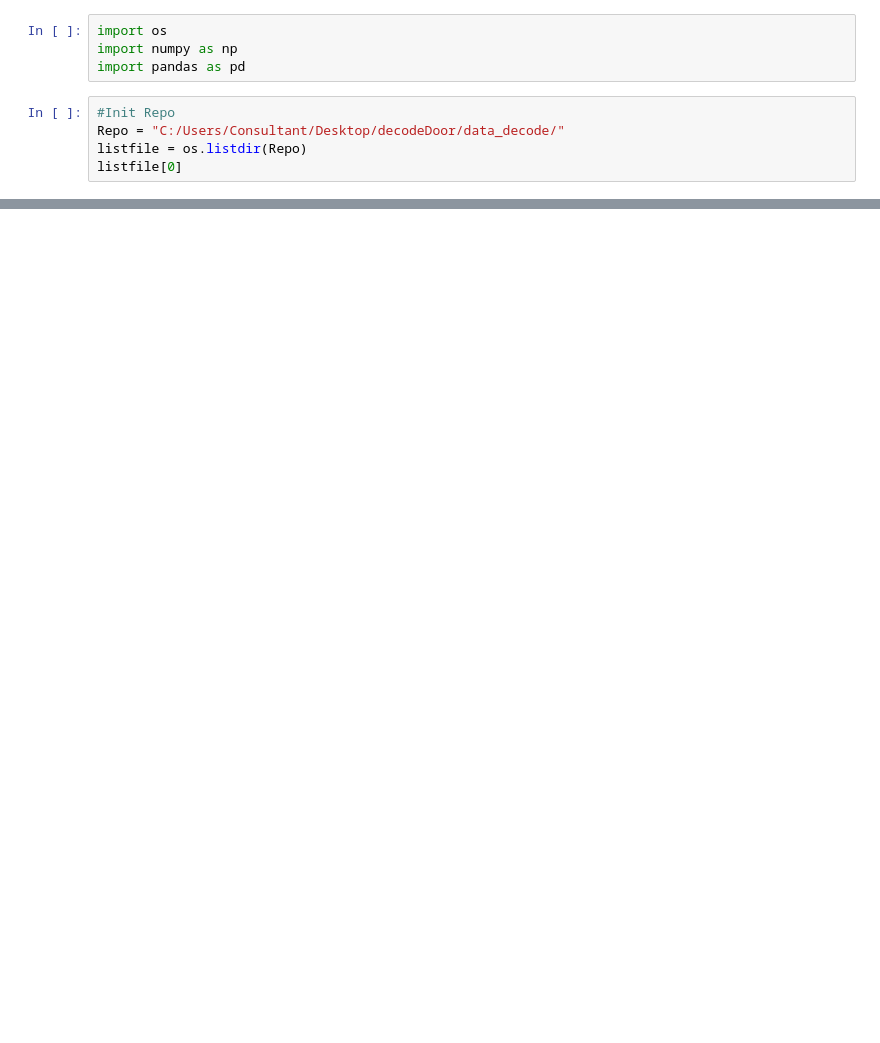
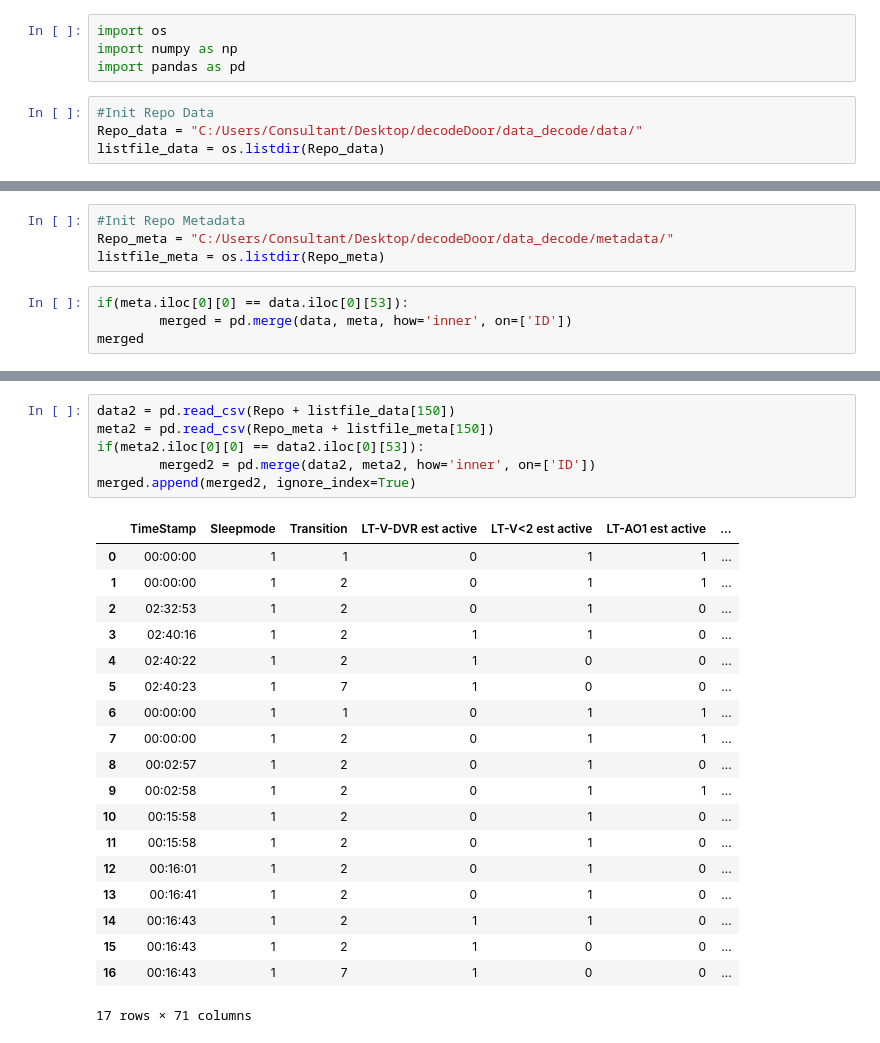
Before and after one commit to ikos-consulting/decodeDoor, a Jupyter notebook: Door_Analysis.ipynb, the cells around one changed output, grey strips where cells are left out. Drawn from its saved outputs; the diff is of its cells as text; blank space fills up the shorter version.

Commit message:
Added Metadata Table

```diff
--- a/Door_Analysis.ipynb
+++ b/Door_Analysis.ipynb
@@ -3,7 +3,6 @@ import os
 import numpy as np
 import pandas as pd
 # %%
-#Init Repo
-Repo = "C:/Users/Consultant/Desktop/decodeDoor/data_decode/"
-listfile = os.listdir(Repo)
-listfile[0]
+#Init Repo Data
+Repo_data = "C:/Users/Consultant/Desktop/decodeDoor/data_decode/data/"
+listfile_data = os.listdir(Repo_data)
@@ -22,0 +9,8 @@ pd.read_csv(Repo + listfile[1])
+# %%
+#Init Repo Metadata
+Repo_meta = "C:/Users/Consultant/Desktop/decodeDoor/data_decode/metadata/"
+listfile_meta = os.listdir(Repo_meta)
+# %%
+if(meta.iloc[0][0] == data.iloc[0][53]):
+        merged = pd.merge(data, meta, how='inner', on=['ID'])
+merged
@@ -22,0 +26,26 @@ pd.read_csv(Repo + listfile[1])
+# %%
+data2 = pd.read_csv(Repo + listfile_data[150])
+meta2 = pd.read_csv(Repo_meta + listfile_meta[150])
+if(meta2.iloc[0][0] == data2.iloc[0][53]):
+        merged2 = pd.merge(data2, meta2, how='inner', on=['ID'])
+merged.append(merged2, ignore_index=True)
+# %% [output]
+|  | TimeStamp | Sleepmode | Transition | LT-V-DVR est active | LT-V<2 est active | LT-AO1 est active | ... |
+| 0 | 00:00:00 | 1 | 1 | 0 | 1 | 1 | ... |
+| 1 | 00:00:00 | 1 | 2 | 0 | 1 | 1 | ... |
+| 2 | 02:32:53 | 1 | 2 | 0 | 1 | 0 | ... |
+| 3 | 02:40:16 | 1 | 2 | 1 | 1 | 0 | ... |
+| 4 | 02:40:22 | 1 | 2 | 1 | 0 | 0 | ... |
+| 5 | 02:40:23 | 1 | 7 | 1 | 0 | 0 | ... |
+| 6 | 00:00:00 | 1 | 1 | 0 | 1 | 1 | ... |
+| 7 | 00:00:00 | 1 | 2 | 0 | 1 | 1 | ... |
+| 8 | 00:02:57 | 1 | 2 | 0 | 1 | 0 | ... |
+| 9 | 00:02:58 | 1 | 2 | 0 | 1 | 1 | ... |
+| 10 | 00:15:58 | 1 | 2 | 0 | 1 | 0 | ... |
+| 11 | 00:15:58 | 1 | 2 | 0 | 1 | 0 | ... |
+| 12 | 00:16:01 | 1 | 2 | 0 | 1 | 0 | ... |
+| 13 | 00:16:41 | 1 | 2 | 0 | 1 | 0 | ... |
+| 14 | 00:16:43 | 1 | 2 | 1 | 1 | 0 | ... |
+| 15 | 00:16:43 | 1 | 2 | 1 | 0 | 0 | ... |
+| 16 | 00:16:43 | 1 | 7 | 1 | 0 | 0 | ... |
+17 rows × 71 columns
```
Also changed, not shown: parts of 7 cells of this notebook, 1 other file.
